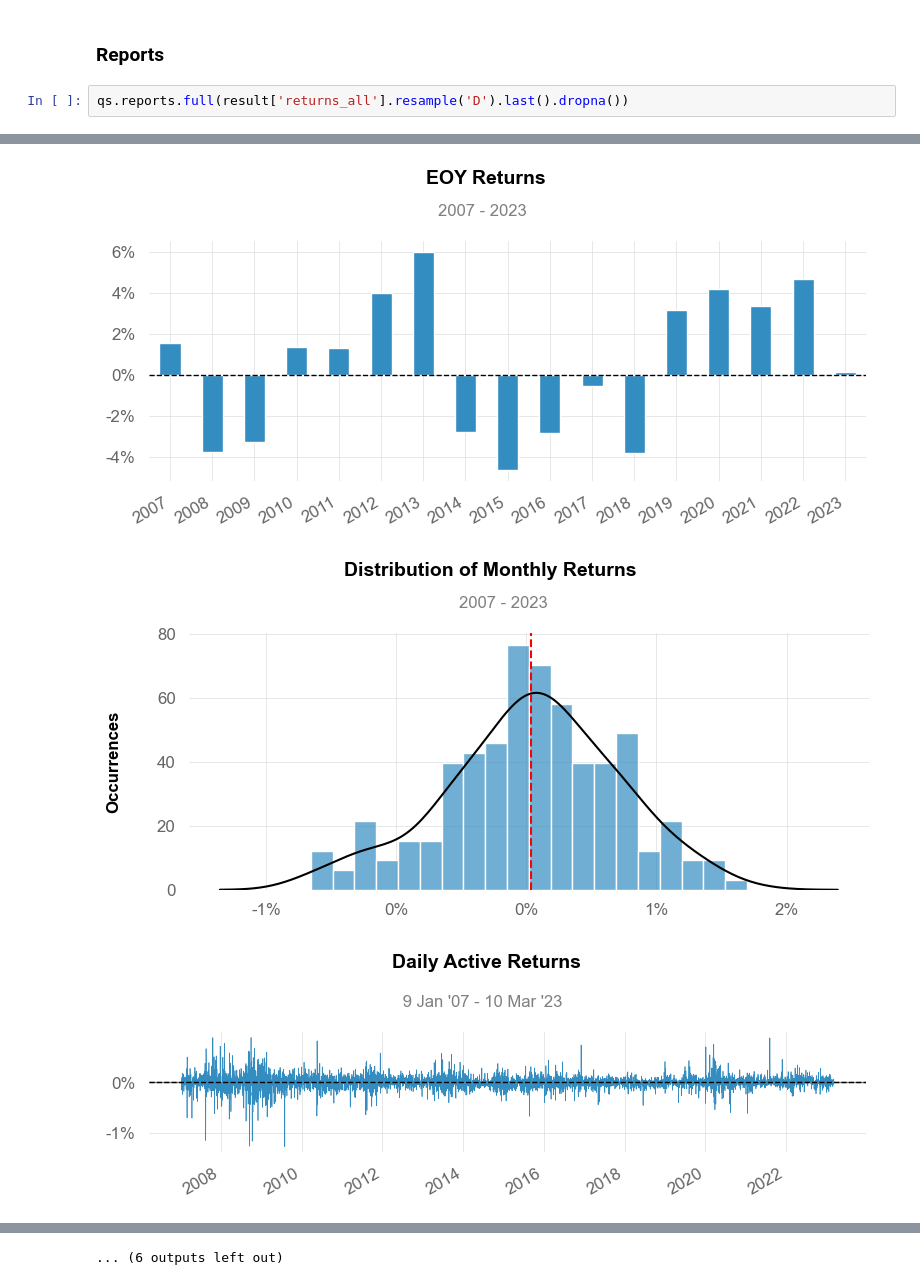
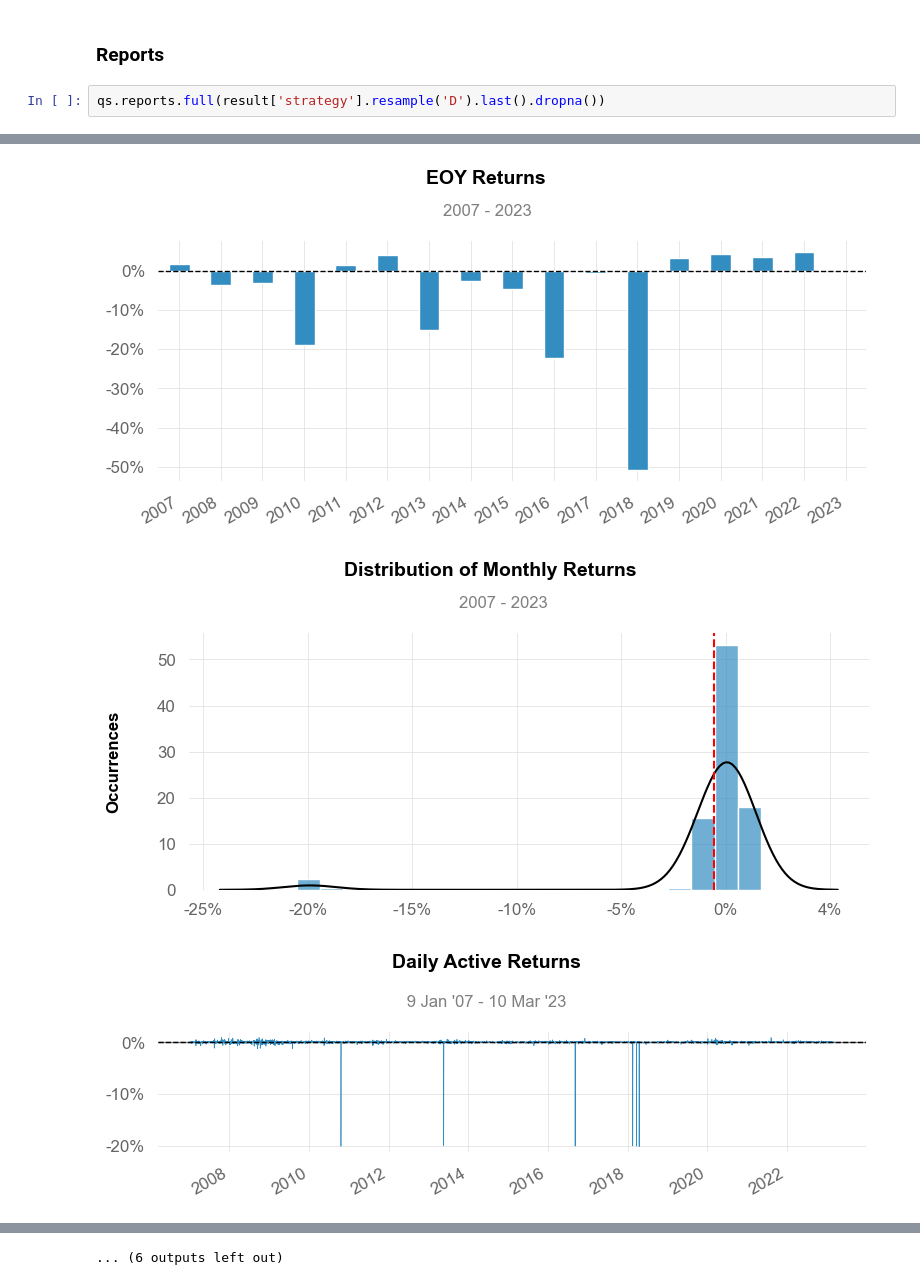
Before and after one commit to Kittipong91/XAUUSD_algorithmic_trading, a Jupyter notebook: Pairs_Trading/Kalman Filter/XAUUSD_AUDUSD.ipynb, the cells around one changed output, grey strips where cells are left out. Drawn from its saved outputs; the diff is of its cells as text.

Commit message:
Return Kalman filter

```diff
--- a/Pairs_Trading/Kalman Filter/XAUUSD_AUDUSD.ipynb
+++ b/Pairs_Trading/Kalman Filter/XAUUSD_AUDUSD.ipynb
@@ -407,7 +448,7 @@ result = KF.Run()
 # %% [markdown]
 ### Reports
 # %%
-qs.reports.full(result['returns_all'].resample('D').last().dropna())
+qs.reports.full(result['strategy'].resample('D').last().dropna())
 # %% [output]
 Performance Metrics
                            Strategy
@@ -441,3 +482,3 @@ Strategy Visualization
-[figure, old version]
+[figure, new version]
-[figure, old version]
+[figure, new version]
-[figure, old version]
+[figure, new version]
```
Also changed, not shown: parts of 27 cells of this notebook, 37 other files.
